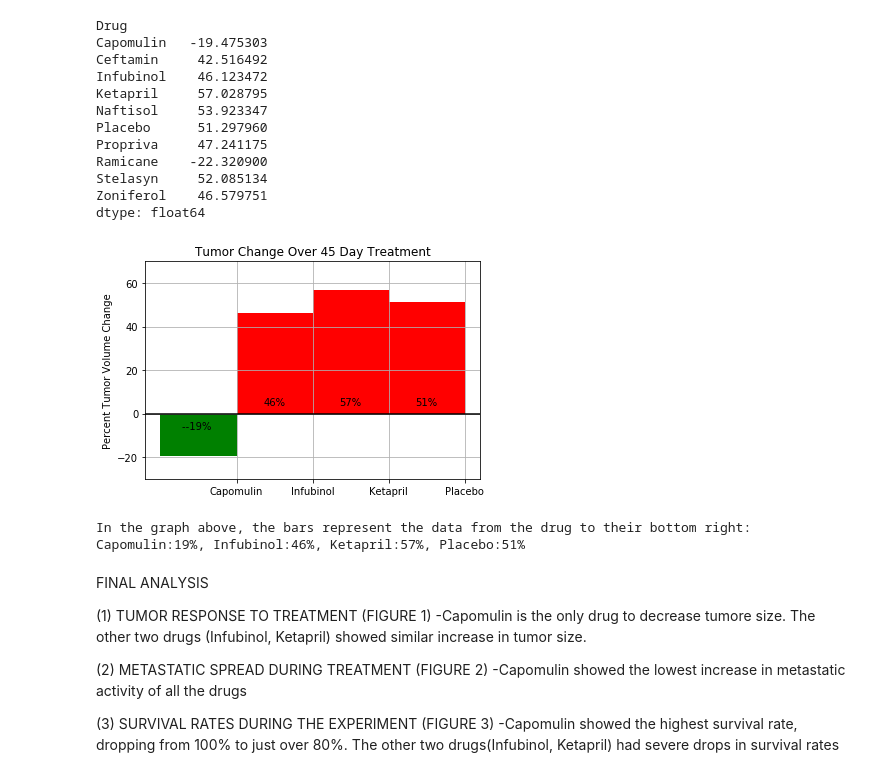
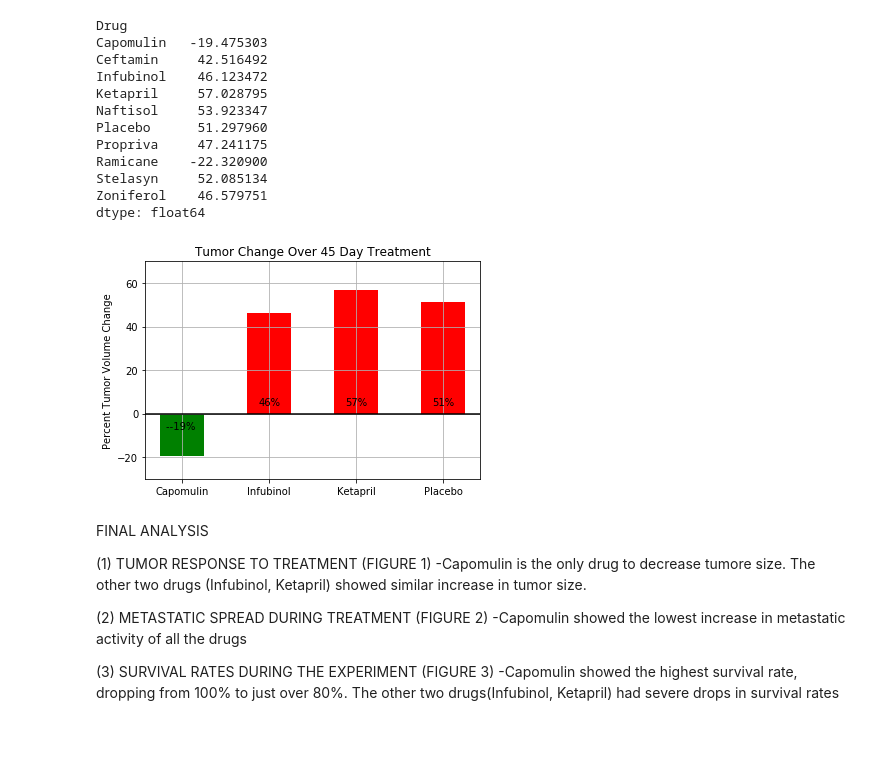
Before and after one commit to pharmon9847/matplotlib-challenge, a Jupyter notebook: Pymaceuticals.ipynb, the cells around one changed output. Cells and saved outputs as stored; diff of their text form; code cells hidden in the pictures; blank space fills up the shorter version.

```diff
--- a/Pymaceuticals.ipynb
+++ b/Pymaceuticals.ipynb
@@ -314,56 +315,50 @@ percent_changes = (tumor_percent_change["Capomulin"],
 # Splice the Data Between Passing and Failing Drugs
 fig, ax = plt.subplots()
 ind = np.arange(len(percent_changes))
-width = 1
+width = .5
 rectsPass = ax.bar(ind[0], percent_changes[0], width, color="green")
 rectsFail = ax.bar(ind[1:], percent_changes[1:], width, color="red")
 plt.axhline(y=0, color = 'black')
+plt.xticks()
 
 # Orient Widths. Orient All Labels. Orient Tick Marks.
 ax.set_ylabel("Percent Tumor Volume Change")
 ax.set_title("Tumor Change Over 45 Day Treatment")
-ax.set_xticks(ind + 0.5)
+ax.set_xticks(ind)
 ax.set_xticklabels(("Capomulin", "Infubinol", "Ketapril", "Placebo",))
 ax.set_autoscaley_on(False)
 ax.set_ylim([-30,70])
 ax.grid(True)
+
 
 
 
 # Use Functions to Label Percentages of Change
 def autolabelFail(rects):
     for rect in rects:
         height = rect.get_height()
         ax.text(rect.get_x() + rect.get_width()/2., 3,
                 "%d%%" % int(height),
                 ha="center", va="bottom", color="black")
 
 def autolabelPass(rects):
     for rect in rects:
         height = rect.get_height()
         ax.text(rect.get_x() + rect.get_width()/2., -8,
                "-%d%% " % int(height),
                ha="center", va="bottom", color="black")
 
 # Call Functions to Implement Function Calls
 autolabelPass(rectsPass)
 autolabelFail(rectsFail)
 
-# Explain the tickmark labels
-
 # Save Figure
 fig.savefig("analysis/Figure4.png")
 
 # Show Figure
 fig.show()
 # %% [output]
-[figure, old version]
+[figure, new version]
-# %%
-print("In the graph above, the bars represent the data from the drug to their bottom right:")
-print("Capomulin:19%, Infubinol:46%, Ketapril:57%, Placebo:51%")
-# %% [output]
-In the graph above, the bars represent the data from the drug to their bottom right:
-Capomulin:19%, Infubinol:46%, Ketapril:57%, Placebo:51%
 # %% [markdown]
 FINAL ANALYSIS
 
```
Also changed, not shown: parts of 1 cell of this notebook, 1 other file.
